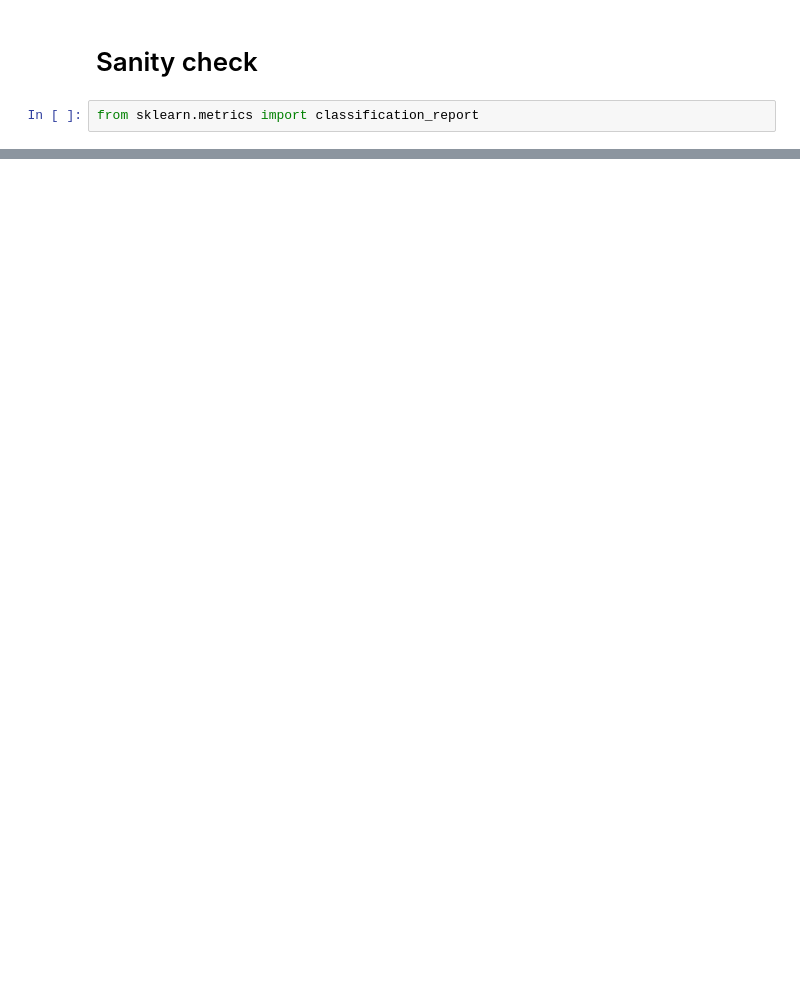
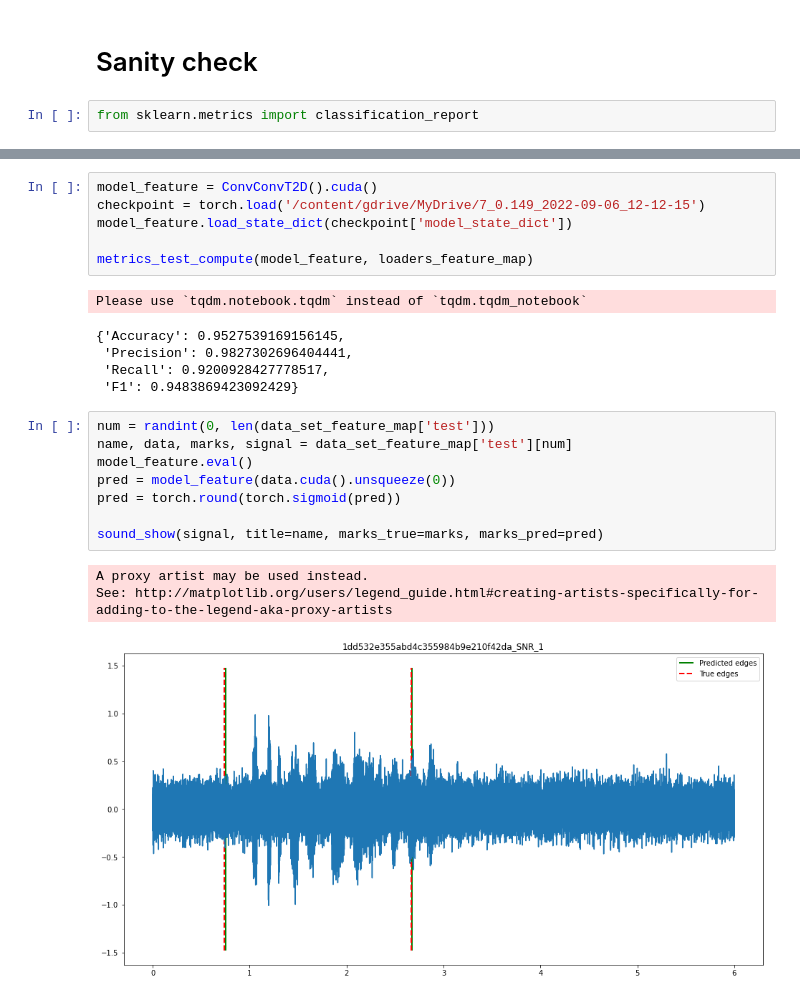
Before and after one commit to litvan007/VAD_NN_training_validation, a Jupyter notebook: NN_practise.ipynb, the cells around one changed output, grey strips where cells are left out. Saved outputs shown, nothing was run; the diff lists cells and outputs as text; blank space fills up the shorter version.

Commit message:
Added new NN with MFCC features and Sanity check for it

```diff
--- a/NN_practise.ipynb
+++ b/NN_practise.ipynb
@@ -574,0 +736,24 @@ Error: ignored
+# %%
+model_feature = ConvConvT2D().cuda()
+checkpoint = torch.load('/content/gdrive/MyDrive/7_0.149_2022-09-06_12-12-15')
+model_feature.load_state_dict(checkpoint['model_state_dict'])
+
+metrics_test_compute(model_feature, loaders_feature_map)
+# %% [output]
+Please use `tqdm.notebook.tqdm` instead of `tqdm.tqdm_notebook`
+{'Accuracy': 0.9527539169156145,
+ 'Precision': 0.9827302696404441,
+ 'Recall': 0.9200928427778517,
+ 'F1': 0.9483869423092429}
+# %%
+num = randint(0, len(data_set_feature_map['test']))
+name, data, marks, signal = data_set_feature_map['test'][num]
+model_feature.eval()
+pred = model_feature(data.cuda().unsqueeze(0))
+pred = torch.round(torch.sigmoid(pred))
+
+sound_show(signal, title=name, marks_true=marks, marks_pred=pred)
+# %% [output]
+A proxy artist may be used instead.
+See: http://matplotlib.org/users/legend_guide.html#creating-artists-specifically-for-adding-to-the-legend-aka-proxy-artists
+[figure, added]
```
Also changed, not shown: parts of 41 cells of this notebook.
